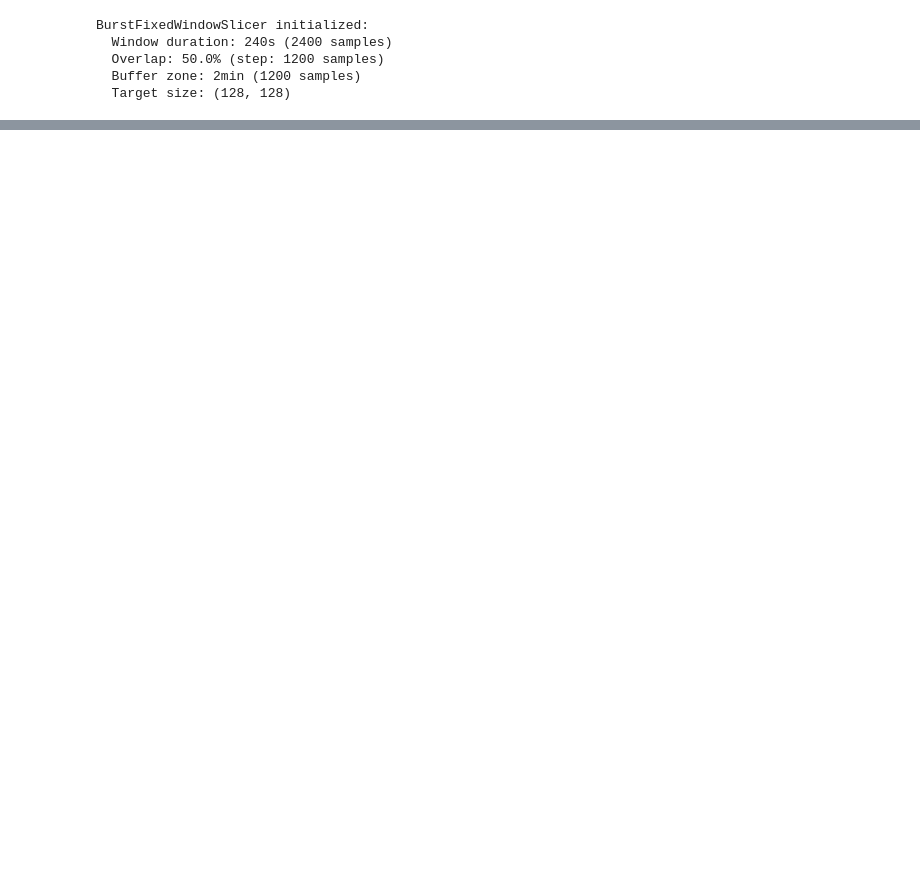
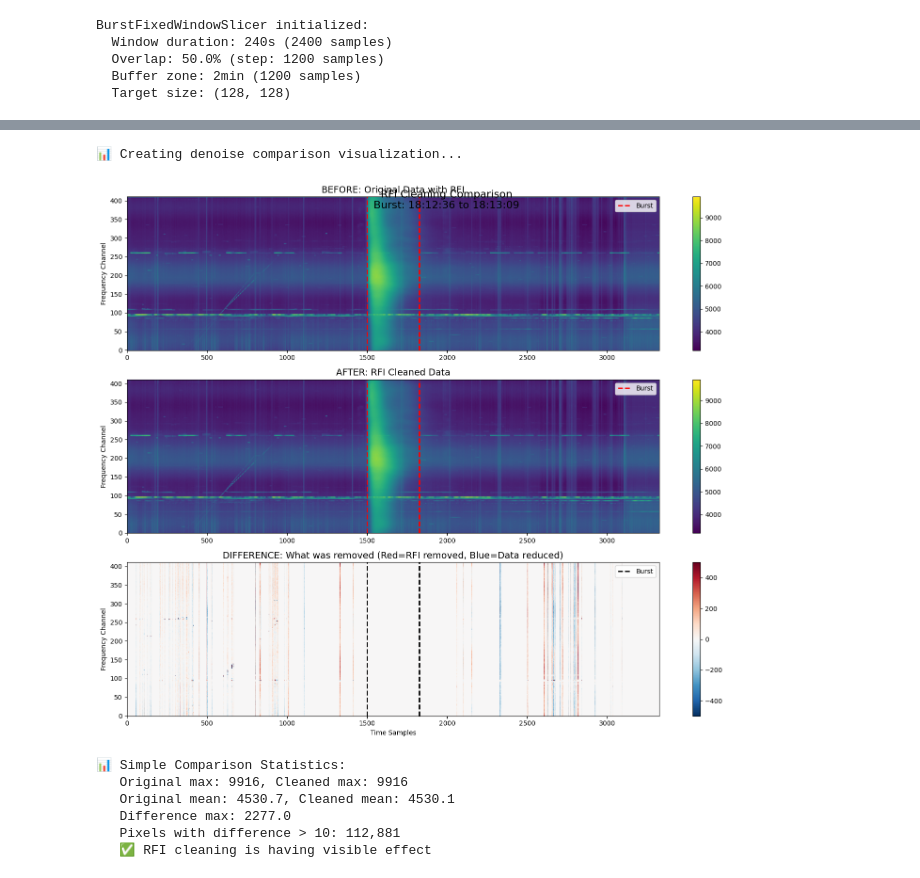
Before and after one commit to Kasper-Heliophysics-MDP/TransferLearning_CNN, a Jupyter notebook: radburst_tl/data_preprocessing_new/slicing_new.ipynb, the cells around one changed output, grey strips where cells are left out. Drawn from its saved outputs; the diff is of its cells as text; code cells hidden in the pictures; blank space fills up the shorter version.

```diff
--- a/radburst_tl/data_preprocessing_new/slicing_new.ipynb
+++ b/radburst_tl/data_preprocessing_new/slicing_new.ipynb
@@ -236,0 +277,80 @@ Visualization region: [138914, 144062] (duration: 514.8s)
+# %%
+## 4. Final Generated Windows (128×128 for GAN Training)
+
+# 📊 Visualize Denoise Before vs After
+print("📊 Creating denoise comparison visualization...")
+
+# Use the data from debug cell above (spectral_data = original, cleaned_data = after cleaning)
+
+# Transpose both for visualization
+raw_transposed = spectral_data.values.T[::-1]
+cleaned_transposed = cleaned_data.T[::-1]
+
+# Extract burst region for comparison
+vis_buffer = 1500  # Show area around burst
+vis_start = max(0, start_idx - vis_buffer)
+vis_end = min(raw_transposed.shape[1], end_idx + vis_buffer)
+
+raw_vis = raw_transposed[:, vis_start:vis_end]
+cleaned_vis = cleaned_transposed[:, vis_start:vis_end]
+
+# Create simple before/after comparison
+fig, (ax1, ax2, ax3) = plt.subplots(3, 1, figsize=(15, 12))
+
+# 1. Original data
+im1 = ax1.imshow(raw_vis, aspect='auto', origin='lower', cmap='viridis')
+ax1.set_title('BEFORE: Original Data with RFI', fontsize=14)
+ax1.set_ylabel('Frequency Channel')
+
+# Mark burst
+burst_start_vis = start_idx - vis_start
+burst_end_vis = end_idx - vis_start
+ax1.axvline(burst_start_vis, color='red', linestyle='--', linewidth=2, label='Burst')
+ax1.axvline(burst_end_vis, color='red', linestyle='--', linewidth=2)
+ax1.legend()
+plt.colorbar(im1, ax=ax1)
+
+# 2. Cleaned data
+im2 = ax2.imshow(cleaned_vis, aspect='auto', origin='lower', cmap='viridis')
+ax2.set_title('AFTER: RFI Cleaned Data', fontsize=14)
+ax2.set_ylabel('Frequency Channel')
+ax2.axvline(burst_start_vis, color='red', linestyle='--', linewidth=2, label='Burst')
+ax2.axvline(burst_end_vis, color='red', linestyle='--', linewidth=2)
+ax2.legend()
+plt.colorbar(im2, ax=ax2)
+
+# 3. Difference (what was removed)
+diff_vis = raw_vis - cleaned_vis
+im3 = ax3.imshow(diff_vis, aspect='auto', origin='lower', cmap='RdBu_r', vmin=-500, vmax=500)
+ax3.set_title('DIFFERENCE: What was removed (Red=RFI removed, Blue=Data reduced)', fontsize=14)
+ax3.set_xlabel('Time Samples')
+ax3.set_ylabel('Frequency Channel')
+ax3.axvline(burst_start_vis, color='black', linestyle='--', linewidth=2, label='Burst')
+ax3.axvline(burst_end_vis, color='black', linestyle='--', linewidth=2)
+ax3.legend()
+plt.colorbar(im3, ax=ax3)
+
+plt.tight_layout()
+plt.suptitle(f'RFI Cleaning Comparison\nBurst: {BURST_START_TIME} to {BURST_END_TIME}', fontsize=16, y=0.98)
+plt.show()
+
+# Simple statistics
+print(f"\n📊 Simple Comparison Statistics:")
+print(f"   Original max: {raw_vis.max():.0f}, Cleaned max: {cleaned_vis.max():.0f}")
+print(f"   Original mean: {raw_vis.mean():.1f}, Cleaned mean: {cleaned_vis.mean():.1f}")
+print(f"   Difference max: {np.abs(diff_vis).max():.1f}")
+print(f"   Pixels with difference > 10: {np.sum(np.abs(diff_vis) > 10):,}")
+
+if np.sum(np.abs(diff_vis) > 10) > 1000:
+    print("   ✅ RFI cleaning is having visible effect")
+else:
+    print("   ⚠️  RFI cleaning effect is minimal - check debug output above")
+# %% [output]
+📊 Creating denoise comparison visualization...
+[figure, added]
+📊 Simple Comparison Statistics:
+   Original max: 9916, Cleaned max: 9916
+   Original mean: 4530.7, Cleaned mean: 4530.1
+   Difference max: 2277.0
+   Pixels with difference > 10: 112,881
+   ✅ RFI cleaning is having visible effect
```
Also changed, not shown: parts of 7 cells of this notebook, 5 other files.
